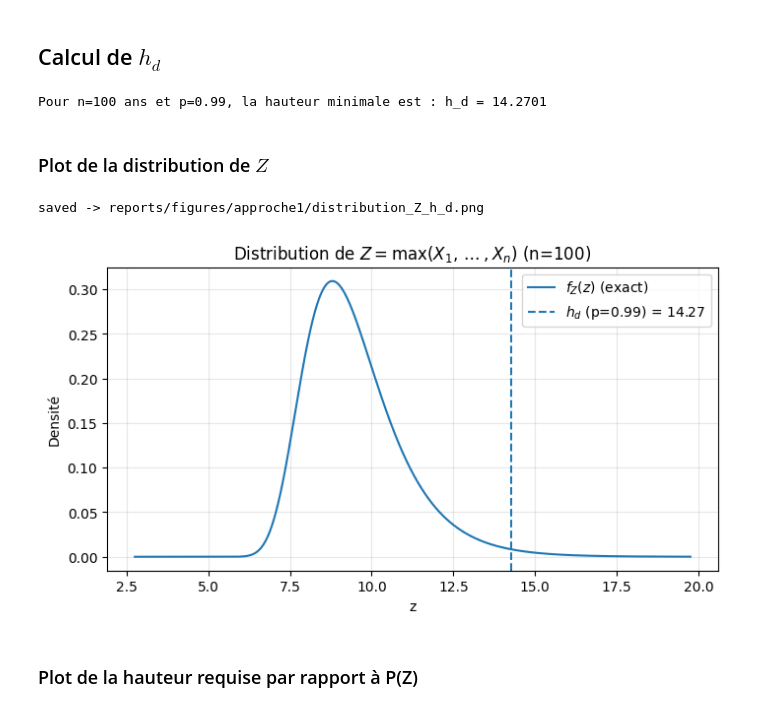
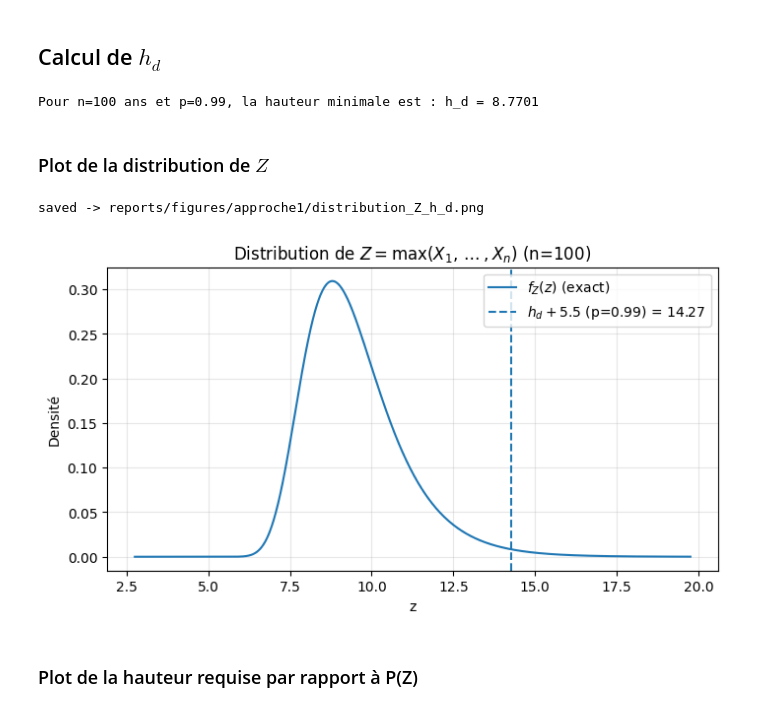
Before and after one commit to ThomasAPRichard/Fiabilite, a Jupyter notebook: Fiabilite_1ereApproche.ipynb, the cells around one changed output. Cells and saved outputs as stored; diff of their text form; code cells hidden in the pictures.

```diff
--- a/Fiabilite_1ereApproche.ipynb
+++ b/Fiabilite_1ereApproche.ipynb
@@ -313,38 +313,38 @@ n = 100      # nombre d'années
 p = 0.99     # probabilité cible : 0 surverse sur n ans
 
 u = p**(1/n)  # u = F_X(h_d)
-hd = stats.gumbel_r.ppf(u, loc=loc_hat, scale=scale_hat)
+hd = stats.gumbel_r.ppf(u, loc=loc_hat, scale=scale_hat) -5.5
 
 print(f"Pour n={n} ans et p={p}, la hauteur minimale est : h_d = {hd:.4f}")
 # %% [output]
-Pour n=100 ans et p=0.99, la hauteur minimale est : h_d = 14.2701
+Pour n=100 ans et p=0.99, la hauteur minimale est : h_d = 8.7701
 # %% [markdown]
 ### Plot de la distribution de $Z$
 # %%
 # Grille de z (on prend un intervalle couvrant quasi toute la masse)
 z_min = stats.gumbel_r.ppf(0.2, loc=loc_hat, scale=scale_hat)
 z_max = stats.gumbel_r.ppf(1-1e-6, loc=loc_hat, scale=scale_hat)
 z = np.linspace(z_min, z_max, 2000)
 
 Fx = stats.gumbel_r.cdf(z, loc=loc_hat, scale=scale_hat)
 fx = stats.gumbel_r.pdf(z, loc=loc_hat, scale=scale_hat)
 
 Fz = Fx**n
 fz = n * fx * (Fx**(n-1))   # densité exacte de Z
 
 plt.figure(figsize=(8,4))
 plt.plot(z, fz, label=r"$f_Z(z)$ (exact)")
-plt.axvline(hd, linestyle="--", label=fr"$h_d$ (p={p}) = {hd:.2f}")
+plt.axvline(hd + 5.5, linestyle="--", label=fr"$h_d + 5.5$ (p={p}) = {hd + 5.5:.2f}")
 plt.title(fr"Distribution de $Z=\max(X_1,\dots,X_n)$ (n={n})")
 plt.xlabel("z")
 plt.ylabel("Densité")
 plt.grid(True, alpha=0.3)
 plt.legend()
 savefig("distribution_Z_h_d.png")
 plt.show()
 # %% [output]
 saved -> reports/figures/approche1/distribution_Z_h_d.png
-[figure, old version]
+[figure, new version]
 # %% [markdown]
 ### Plot de la hauteur requise par rapport à P(Z)
 # %%
```
Also changed, not shown: parts of 4 cells of this notebook, 4 other files.
